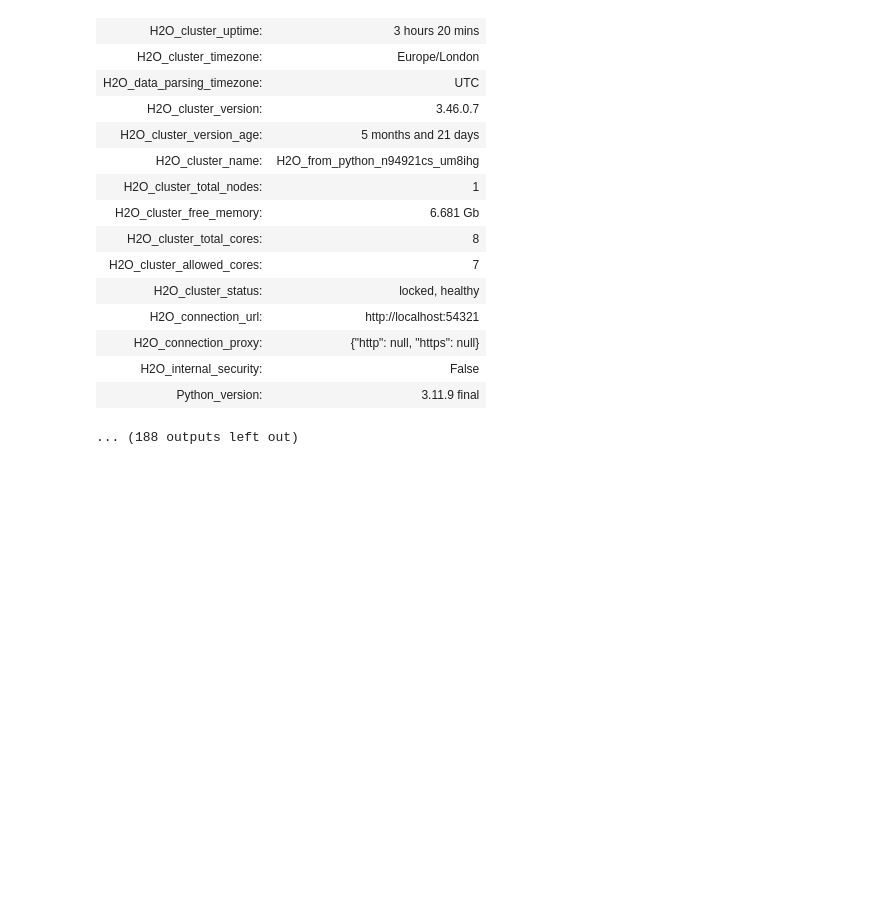
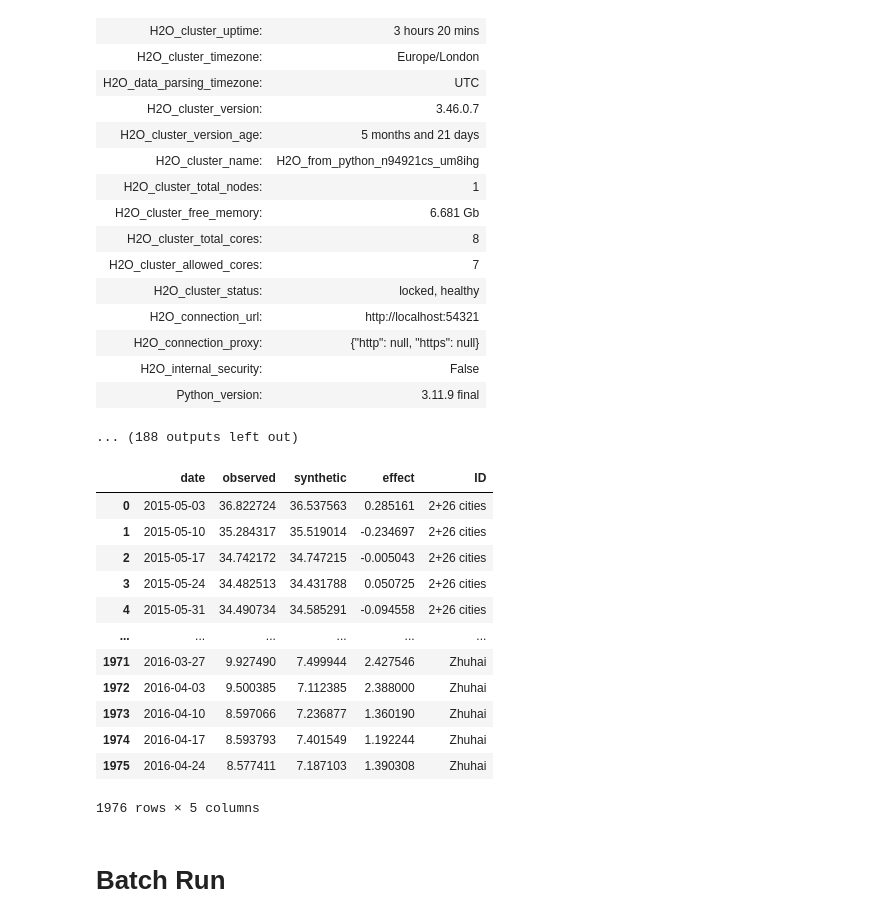
Before and after one commit to normet-dev/normet-py, a Jupyter notebook: notebooks/4.Counterfactual Modelling.ipynb, the cells around one changed output. Drawn from its saved outputs; the diff is of its cells as text; code cells hidden in the pictures; blank space fills up the shorter version.

```diff
--- a/notebooks/4.Counterfactual Modelling.ipynb
+++ b/notebooks/4.Counterfactual Modelling.ipynb
@@ -544,3 +500,23 @@ Please download and install the latest version from: https://h2o-release.s3.amaz
 | H2O_internal_security: | False |
 | Python_version: | 3.11.9 final |
 ... (188 outputs left out)
+# %%
+scm_all=nm.scm_all(df,date_col="date",outcome_col='SO2wn',unit_col='ID',donors=control_pool,cutoff_date='2015-10-23')
+# %%
+scm_all
+# %% [output]
+|  | date | observed | synthetic | effect | ID |
+| 0 | 2015-05-03 | 36.822724 | 36.537563 | 0.285161 | 2+26 cities |
+| 1 | 2015-05-10 | 35.284317 | 35.519014 | -0.234697 | 2+26 cities |
+| 2 | 2015-05-17 | 34.742172 | 34.747215 | -0.005043 | 2+26 cities |
+| 3 | 2015-05-24 | 34.482513 | 34.431788 | 0.050725 | 2+26 cities |
+| 4 | 2015-05-31 | 34.490734 | 34.585291 | -0.094558 | 2+26 cities |
+| ... | ... | ... | ... | ... | ... |
+| 1971 | 2016-03-27 | 9.927490 | 7.499944 | 2.427546 | Zhuhai |
+| 1972 | 2016-04-03 | 9.500385 | 7.112385 | 2.388000 | Zhuhai |
+| 1973 | 2016-04-10 | 8.597066 | 7.236877 | 1.360190 | Zhuhai |
+| 1974 | 2016-04-17 | 8.593793 | 7.401549 | 1.192244 | Zhuhai |
+| 1975 | 2016-04-24 | 8.577411 | 7.187103 | 1.390308 | Zhuhai |
+1976 rows × 5 columns
+# %% [markdown]
+# Batch Run
```
Also changed, not shown: parts of 22 cells of this notebook, 12 other files.
